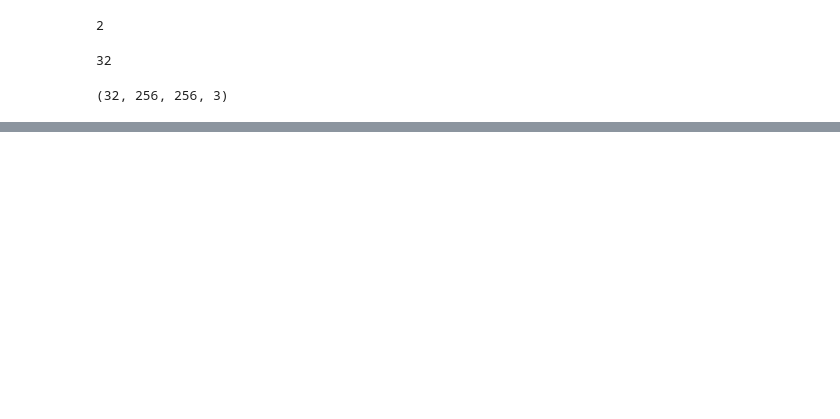
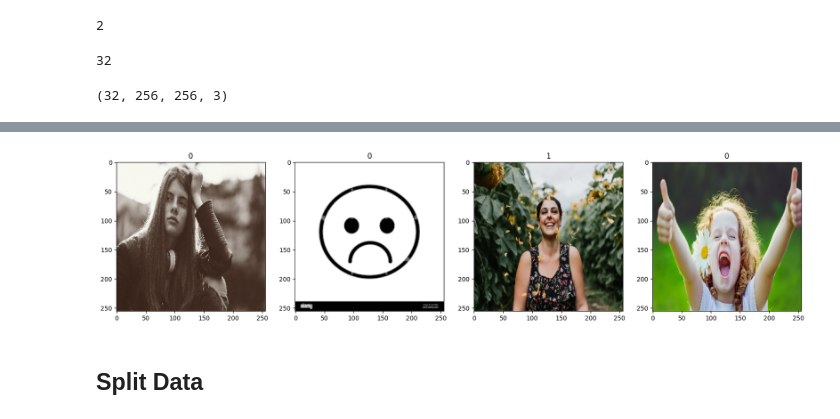
Before and after one commit to Stilledood/Deep-Learning, a Jupyter notebook: Getting started.ipynb, the cells around one changed output, grey strips where cells are left out. Cells and saved outputs as stored; diff of their text form; code cells hidden in the pictures; blank space fills up the shorter version.

```diff
--- a/Getting started.ipynb
+++ b/Getting started.ipynb
@@ -224,0 +229,6 @@ for idx, img in enumerate(batch[0][:4]):
+# %%
+# Scale the data so every image size is between 0 and 1
+data = data.map(lambda x,y: (x/255,y))
+# %%
+batch_iterator = data.as_numpy_iterator()
+batch2 = batch_iterator.next()
@@ -224,0 +251,10 @@ for idx, img in enumerate(batch[0][:4]):
+# %%
+# Plotting firt 4 images from batch -Class 1 =Sad People , Class 0 = Happy People
+fig, ax = plt.subplots(ncols=4, figsize=(20,20))
+for idx, img in enumerate(batch2[0][:4]):
+    ax[idx].imshow(img)
+    ax[idx].title.set_text(batch[1][idx])
+# %% [output]
+[figure, added]
+# %% [markdown]
+## Split Data
```
Also changed, not shown: parts of 8 cells of this notebook.
